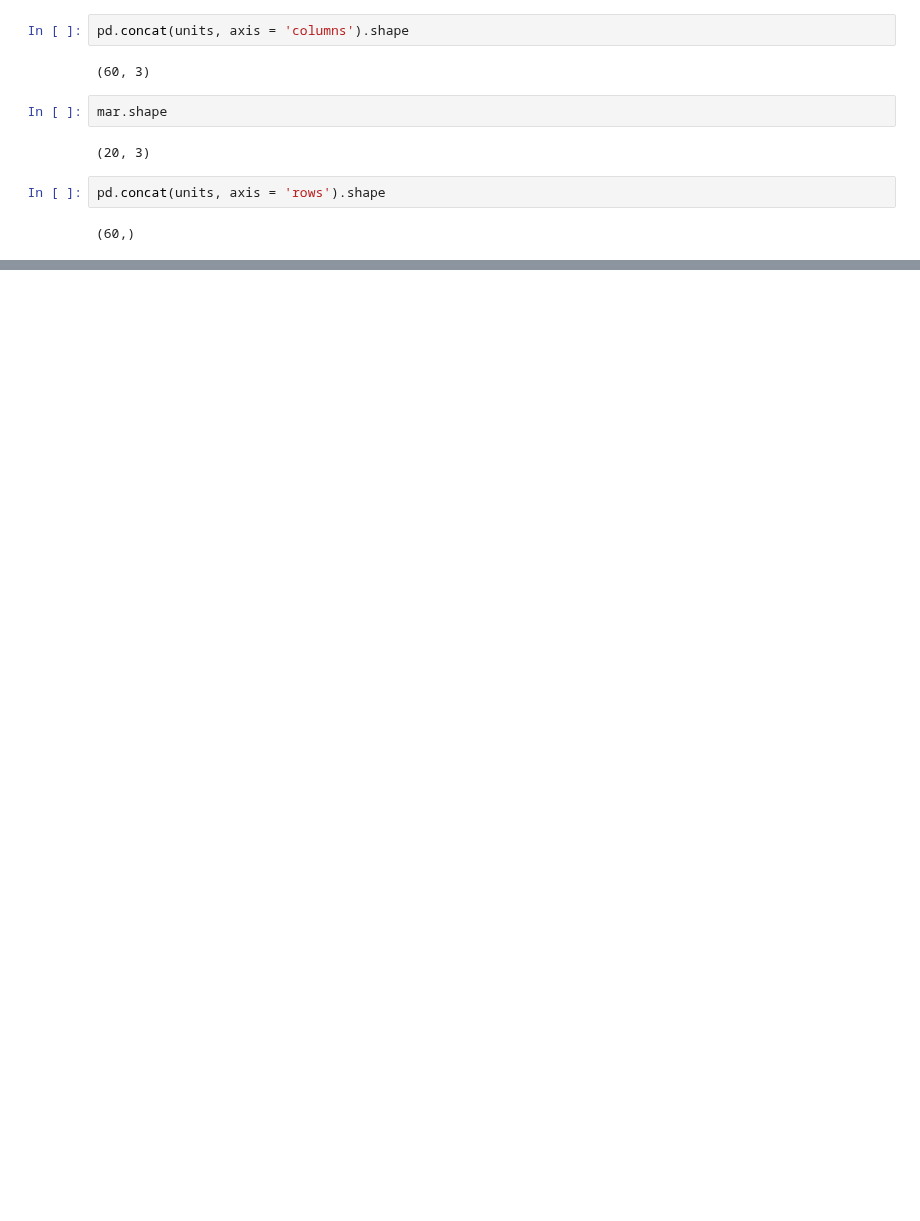
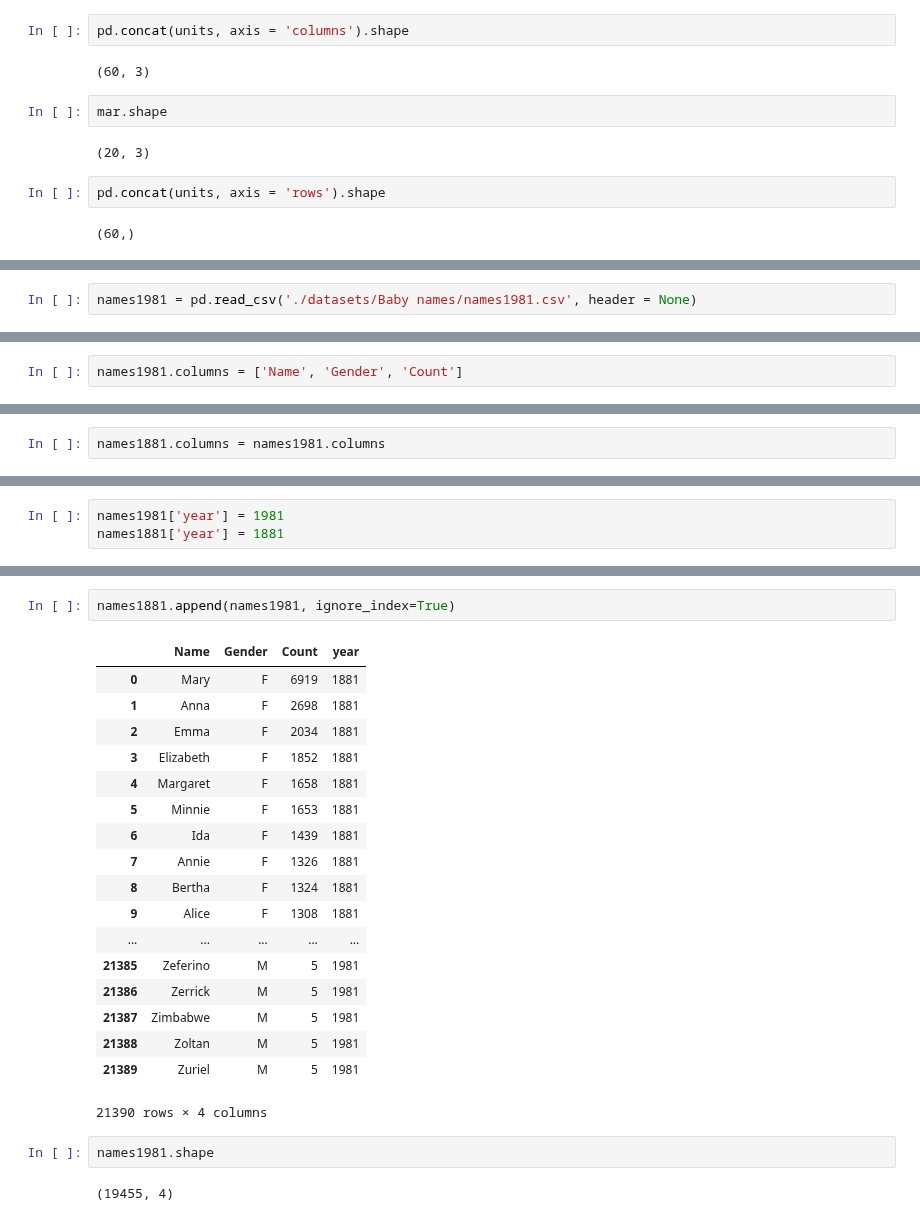
Before and after one commit to sushant2811/pythonAndStatsForDS, a Jupyter notebook: advancedPandas.ipynb, the cells around one changed output, grey strips where cells are left out. Saved outputs shown, nothing was run; the diff lists cells and outputs as text; blank space fills up the shorter version.

```diff
--- a/advancedPandas.ipynb
+++ b/advancedPandas.ipynb
@@ -1946,0 +1949,2 @@ pd.concat(units, axis = 'rows').shape
+# %%
+names1981 = pd.read_csv('./datasets/Baby names/names1981.csv', header = None)
@@ -1946,0 +1960,2 @@ pd.concat(units, axis = 'rows').shape
+# %%
+names1981.columns = ['Name', 'Gender', 'Count']
@@ -1946,0 +1980,2 @@ pd.concat(units, axis = 'rows').shape
+# %%
+names1881.columns = names1981.columns
@@ -1946,0 +1991,3 @@ pd.concat(units, axis = 'rows').shape
+# %%
+names1981['year'] = 1981
+names1881['year'] = 1881
@@ -1946,0 +2012,25 @@ pd.concat(units, axis = 'rows').shape
+# %%
+names1881.append(names1981, ignore_index=True)
+# %% [output]
+|  | Name | Gender | Count | year |
+| 0 | Mary | F | 6919 | 1881 |
+| 1 | Anna | F | 2698 | 1881 |
+| 2 | Emma | F | 2034 | 1881 |
+| 3 | Elizabeth | F | 1852 | 1881 |
+| 4 | Margaret | F | 1658 | 1881 |
+| 5 | Minnie | F | 1653 | 1881 |
+| 6 | Ida | F | 1439 | 1881 |
+| 7 | Annie | F | 1326 | 1881 |
+| 8 | Bertha | F | 1324 | 1881 |
+| 9 | Alice | F | 1308 | 1881 |
+| ... | ... | ... | ... | ... |
+| 21385 | Zeferino | M | 5 | 1981 |
+| 21386 | Zerrick | M | 5 | 1981 |
+| 21387 | Zimbabwe | M | 5 | 1981 |
+| 21388 | Zoltan | M | 5 | 1981 |
+| 21389 | Zuriel | M | 5 | 1981 |
+21390 rows × 4 columns
+# %%
+names1981.shape
+# %% [output]
+(19455, 4)
```
Also changed, not shown: parts of 28 cells of this notebook.
